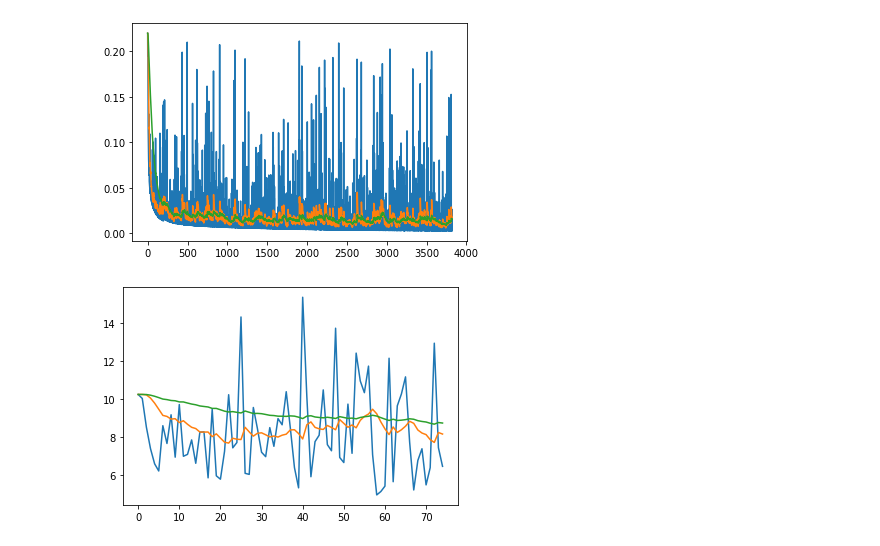
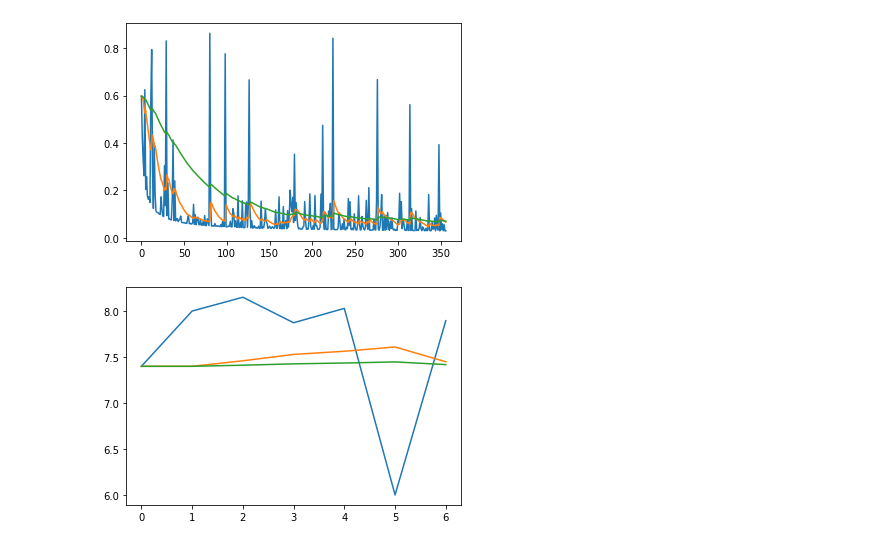
Before and after one commit to trevor-chan/Probabilistic-SR-CT, a Jupyter notebook: log_parse.ipynb, the cells around one changed output. Cells and saved outputs as stored; diff of their text form; code cells hidden in the pictures.

Commit message:
changes to configs and mid-train validation sequences

```diff
--- a/log_parse.ipynb
+++ b/log_parse.ipynb
@@ -2,38 +2,43 @@
 import sys
 import matplotlib.pyplot as plt
 
-logpaths = ["iterative_refinement/experiments/sr_ffhq_211130_015253/logs/train.log",
-           "iterative_refinement/experiments/sr_ffhq_211201_095915/logs/train.log",
-           "iterative_refinement/experiments/sr_ffhq_211203_113818/logs/train.log",]
+logpaths = ["iterative_refinement/experiments/220204_test_220214_102246/logs/train.log"]
+#             iterative_refinement/experiments/220204_test_220212_133435/logs/train.log",]
+#     "iterative_refinement/experiments/220204_test_220207_112259/logs/train.log",]
+#            "iterative_refinement/experiments/sr_ffhq_211201_095915/logs/train.log",
+#            "iterative_refinement/experiments/sr_ffhq_211203_113818/logs/train.log",]
 # logpaths = ["iterative_refinement/experiments/sr_ffhq_211120_002035/logs/train.log",
 #             "iterative_refinement/experiments/sr_ffhq_211122_204437/logs/train.log",
 #             "iterative_refinement/experiments/sr_ffhq_211123_090353/logs/train.log",
 #           ]
 
+# logpaths = ["iterative_refinement/experiments/220107_test_220107_190056/logs/train.log"]
+# logpaths = ["iterative_refinement/experiments/sr_ffhq_211203_113818/logs/train.log"]
+# logpaths = [ "iterative_refinement/experiments/sr_ffhq_211108_120031/logs/train.log"]
 train_losses = []
 val_losses = []
 for logpath in logpaths:
     with open(logpath, 'r') as f:
         contents = f.read()
         for chunk in contents.split("l_pix: ")[1:]:
             train_losses.append(float(chunk[:10]))
         for chunk in contents.split("PSNR: ")[1:]:
             val_losses.append(float(chunk[:10]))
 
 def mvavg(loss, scale=0.1):
     mvavg = [loss[0]]
     for i in range(len(loss)-1):
         mvavg.append(mvavg[i]+(loss[i]-mvavg[i])*scale)
     return mvavg
 
 plt.plot(train_losses)
 plt.plot(mvavg(train_losses))
 plt.plot(mvavg(train_losses, scale = 0.02))
 plt.show()
 plt.plot(val_losses)
 plt.plot(mvavg(val_losses))
 plt.plot(mvavg(val_losses, scale = 0.02))
 plt.show()
 # %% [output]
-[figure, old version]
+[figure, new version]
-[figure, old version]
+[figure, new version]
```
Also changed, not shown: 3 other files.
